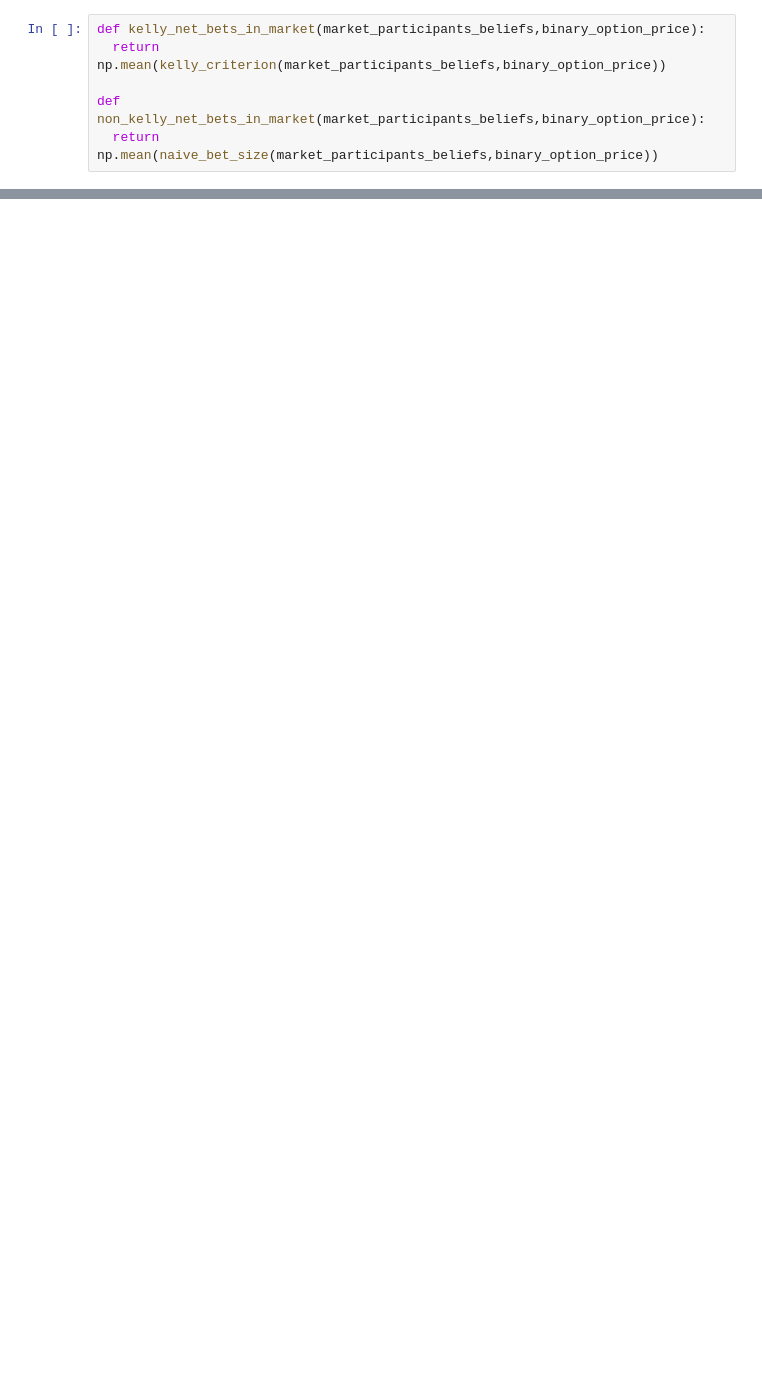
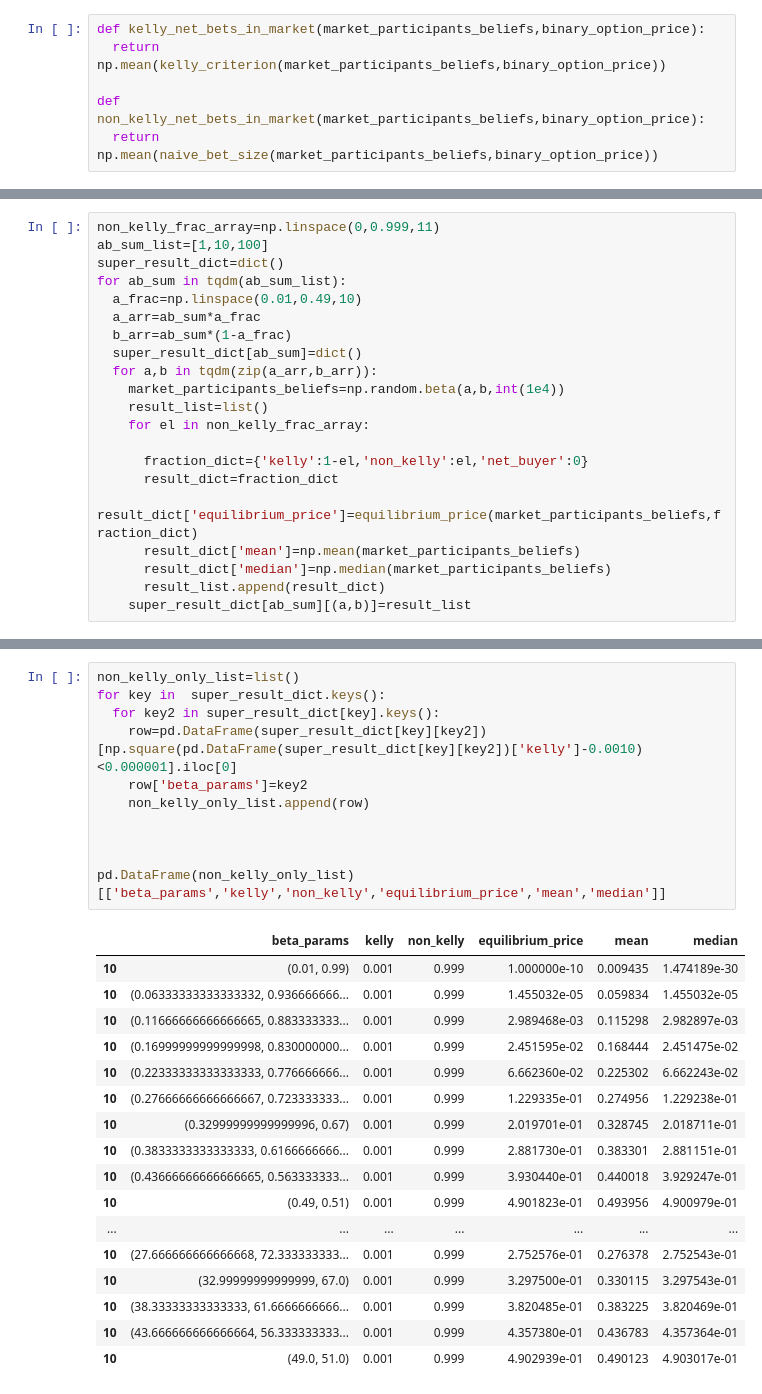
Before and after one commit to mariuszknowak-experiments/binary-option-market-public, a Jupyter notebook: Binary_option_market_equilibrium.ipynb, the cells around one changed output, grey strips where cells are left out. Drawn from its saved outputs; the diff is of its cells as text; blank space fills up the shorter version.

```diff
--- a/Binary_option_market_equilibrium.ipynb
+++ b/Binary_option_market_equilibrium.ipynb
@@ -243,0 +107,21 @@ NameError: name 'nlnlknl' is not defined
+# %%
+non_kelly_frac_array=np.linspace(0,0.999,11)
+ab_sum_list=[1,10,100]
+super_result_dict=dict()
+for ab_sum in tqdm(ab_sum_list):
+  a_frac=np.linspace(0.01,0.49,10)
+  a_arr=ab_sum*a_frac
+  b_arr=ab_sum*(1-a_frac)
+  super_result_dict[ab_sum]=dict()
+  for a,b in tqdm(zip(a_arr,b_arr)):
+    market_participants_beliefs=np.random.beta(a,b,int(1e4))
+    result_list=list()
+    for el in non_kelly_frac_array:
+
+      fraction_dict={'kelly':1-el,'non_kelly':el,'net_buyer':0}
+      result_dict=fraction_dict
+      result_dict['equilibrium_price']=equilibrium_price(market_participants_beliefs,fraction_dict)
+      result_dict['mean']=np.mean(market_participants_beliefs)
+      result_dict['median']=np.median(market_participants_beliefs)
+      result_list.append(result_dict)
+    super_result_dict[ab_sum][(a,b)]=result_list
@@ -243,0 +184,29 @@ NameError: name 'nlnlknl' is not defined
+# %%
+non_kelly_only_list=list()
+for key in  super_result_dict.keys():
+  for key2 in super_result_dict[key].keys():
+    row=pd.DataFrame(super_result_dict[key][key2])[np.square(pd.DataFrame(super_result_dict[key][key2])['kelly']-0.0010)<0.000001].iloc[0]
+    row['beta_params']=key2
+    non_kelly_only_list.append(row)
+
+
+
+pd.DataFrame(non_kelly_only_list)[['beta_params','kelly','non_kelly','equilibrium_price','mean','median']]
+# %% [output]
+|  | beta_params | kelly | non_kelly | equilibrium_price | mean | median |
+| 10 | (0.01, 0.99) | 0.001 | 0.999 | 1.000000e-10 | 0.009435 | 1.474189e-30 |
+| 10 | (0.06333333333333332, 0.936666666... | 0.001 | 0.999 | 1.455032e-05 | 0.059834 | 1.455032e-05 |
+| 10 | (0.11666666666666665, 0.883333333... | 0.001 | 0.999 | 2.989468e-03 | 0.115298 | 2.982897e-03 |
+| 10 | (0.16999999999999998, 0.830000000... | 0.001 | 0.999 | 2.451595e-02 | 0.168444 | 2.451475e-02 |
+| 10 | (0.22333333333333333, 0.776666666... | 0.001 | 0.999 | 6.662360e-02 | 0.225302 | 6.662243e-02 |
+| 10 | (0.27666666666666667, 0.723333333... | 0.001 | 0.999 | 1.229335e-01 | 0.274956 | 1.229238e-01 |
+| 10 | (0.32999999999999996, 0.67) | 0.001 | 0.999 | 2.019701e-01 | 0.328745 | 2.018711e-01 |
+| 10 | (0.3833333333333333, 0.6166666666... | 0.001 | 0.999 | 2.881730e-01 | 0.383301 | 2.881151e-01 |
+| 10 | (0.43666666666666665, 0.563333333... | 0.001 | 0.999 | 3.930440e-01 | 0.440018 | 3.929247e-01 |
+| 10 | (0.49, 0.51) | 0.001 | 0.999 | 4.901823e-01 | 0.493956 | 4.900979e-01 |
+| ... | ... | ... | ... | ... | ... | ... |
+| 10 | (27.666666666666668, 72.333333333... | 0.001 | 0.999 | 2.752576e-01 | 0.276378 | 2.752543e-01 |
+| 10 | (32.99999999999999, 67.0) | 0.001 | 0.999 | 3.297500e-01 | 0.330115 | 3.297543e-01 |
+| 10 | (38.33333333333333, 61.6666666666... | 0.001 | 0.999 | 3.820485e-01 | 0.383225 | 3.820469e-01 |
+| 10 | (43.666666666666664, 56.333333333... | 0.001 | 0.999 | 4.357380e-01 | 0.436783 | 4.357364e-01 |
+| 10 | (49.0, 51.0) | 0.001 | 0.999 | 4.902939e-01 | 0.490123 | 4.903017e-01 |
```
Also changed, not shown: parts of 40 cells of this notebook.
